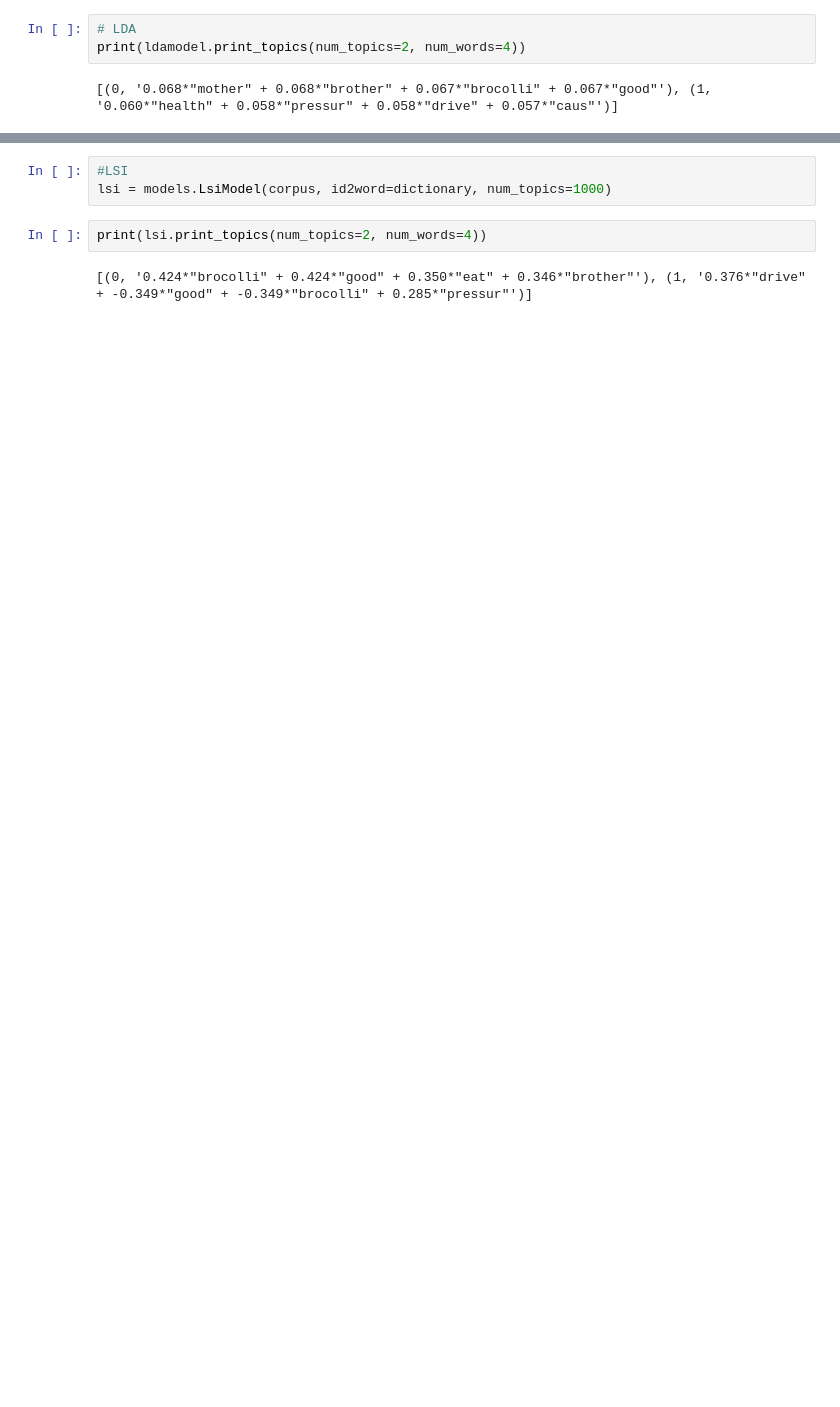
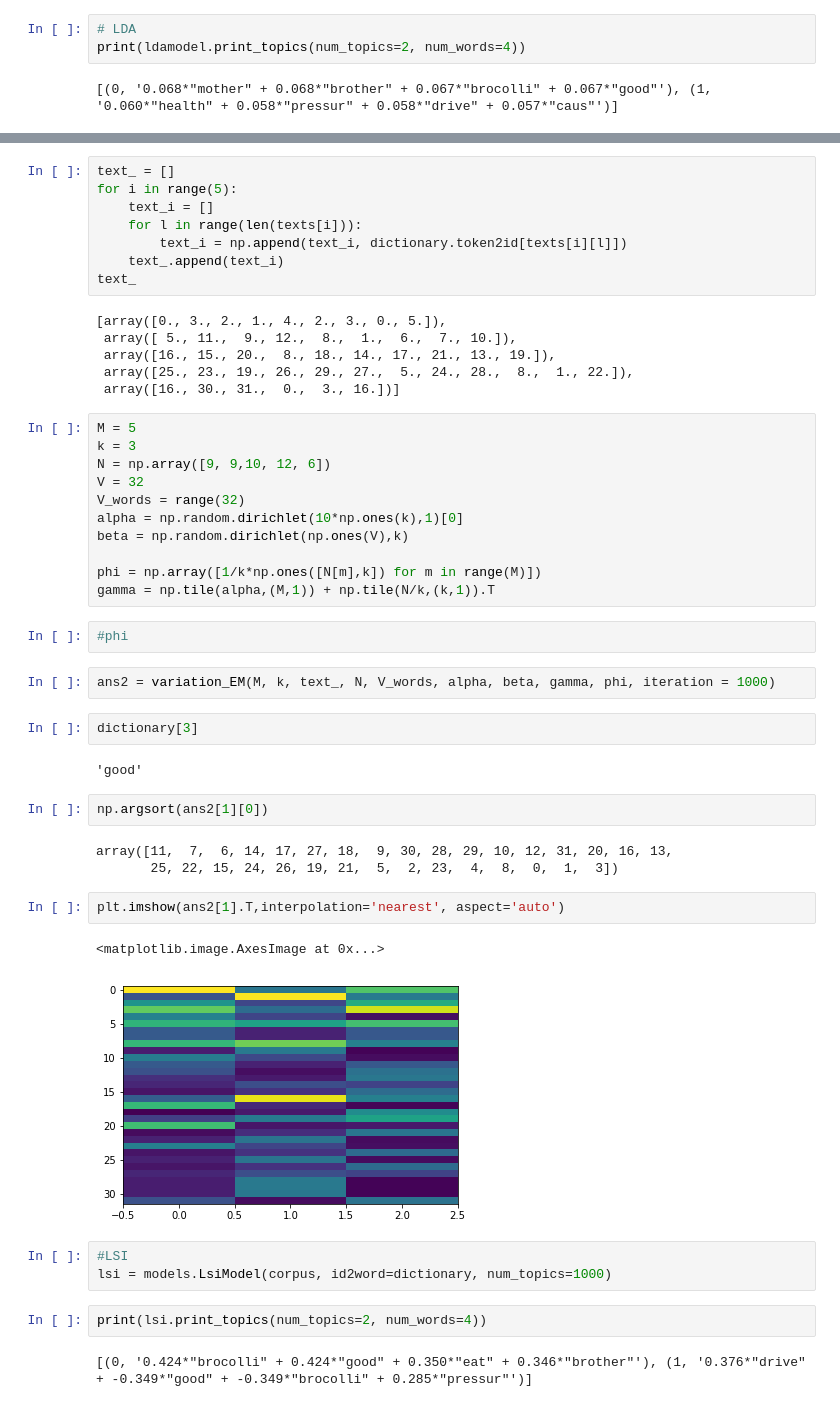
Before and after one commit to yangbaovera/663-Final-Project, a Jupyter notebook: Example.ipynb, the cells around one changed output, grey strips where cells are left out. Drawn from its saved outputs; the diff is of its cells as text; blank space fills up the shorter version.

```diff
--- a/Example.ipynb
+++ b/Example.ipynb
@@ -513,3 +462,46 @@ print(ldamodel.print_topics(num_topics=2, num_words=4))
+# %%
+text_ = []
+for i in range(5):
+    text_i = []
+    for l in range(len(texts[i])):
+        text_i = np.append(text_i, dictionary.token2id[texts[i][l]])
+    text_.append(text_i)
+text_
+# %% [output]
+[array([0., 3., 2., 1., 4., 2., 3., 0., 5.]),
+ array([ 5., 11.,  9., 12.,  8.,  1.,  6.,  7., 10.]),
+ array([16., 15., 20.,  8., 18., 14., 17., 21., 13., 19.]),
+ array([25., 23., 19., 26., 29., 27.,  5., 24., 28.,  8.,  1., 22.]),
+ array([16., 30., 31.,  0.,  3., 16.])]
+# %%
+M = 5
+k = 3
+N = np.array([9, 9,10, 12, 6])
+V = 32
+V_words = range(32)
+alpha = np.random.dirichlet(10*np.ones(k),1)[0]
+beta = np.random.dirichlet(np.ones(V),k)
+
+phi = np.array([1/k*np.ones([N[m],k]) for m in range(M)])
+gamma = np.tile(alpha,(M,1)) + np.tile(N/k,(k,1)).T
+# %%
+#phi
+# %%
+ans2 = variation_EM(M, k, text_, N, V_words, alpha, beta, gamma, phi, iteration = 1000)
+# %%
+dictionary[3]
+# %% [output]
+'good'
+# %%
+np.argsort(ans2[1][0])
+# %% [output]
+array([11,  7,  6, 14, 17, 27, 18,  9, 30, 28, 29, 10, 12, 31, 20, 16, 13,
+       25, 22, 15, 24, 26, 19, 21,  5,  2, 23,  4,  8,  0,  1,  3])
+# %%
+plt.imshow(ans2[1].T,interpolation='nearest', aspect='auto')
+# %% [output]
+<matplotlib.image.AxesImage at 0x...>
+[figure, added]
 # %%
 #LSI
 lsi = models.LsiModel(corpus, id2word=dictionary, num_topics=1000)
```
Also changed, not shown: parts of 7 cells of this notebook, 1 other file.
